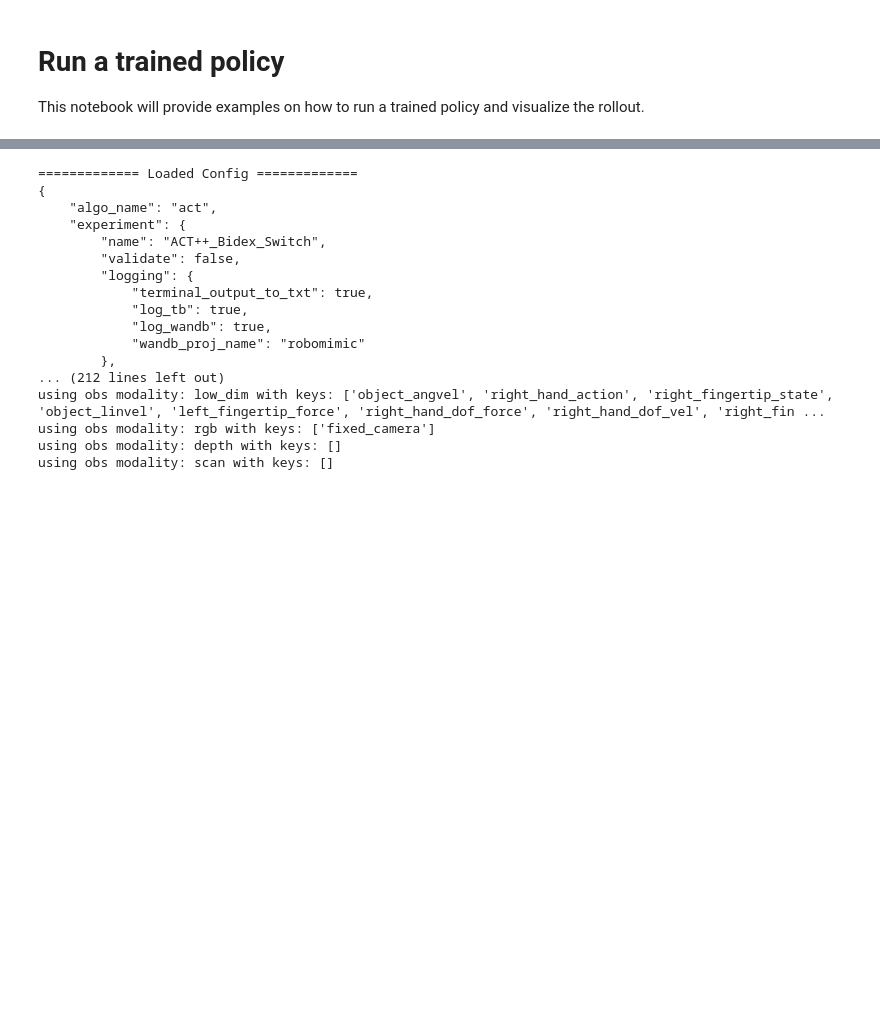
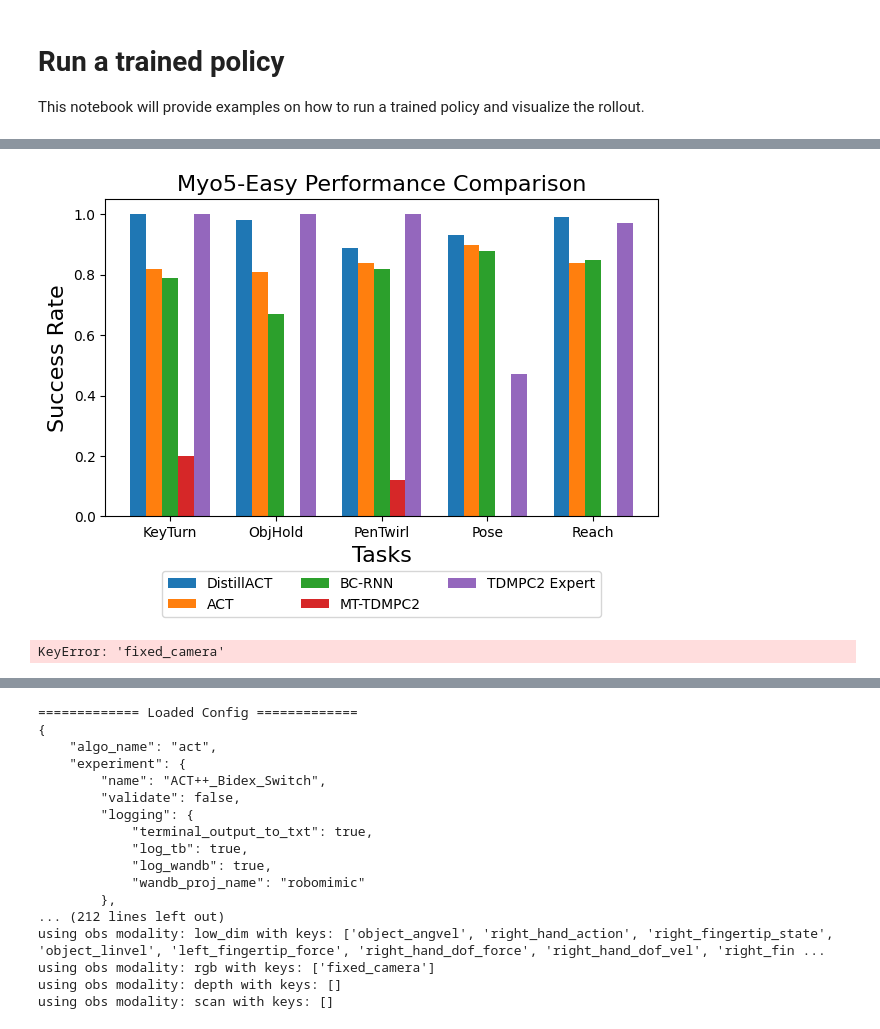
Before and after one commit to pairlab/fancy-bc, a Jupyter notebook: examples/notebooks/run_policy.ipynb, the cells around one changed output, grey strips where cells are left out. Drawn from its saved outputs; the diff is of its cells as text; code cells hidden in the pictures; blank space fills up the shorter version.

```diff
--- a/examples/notebooks/run_policy.ipynb
+++ b/examples/notebooks/run_policy.ipynb
@@ -74,0 +91,21 @@ RuntimeError: Error building extension 'gymtorch'
+# %%
+fig, ax = plt.subplots()
+for i, label in enumerate(labels):
+    ax.bar(x + (i - 2) * width, data[i], width, label=label)
+
+ax.set_xlabel('Tasks', fontsize=16)
+ax.set_ylabel('Success Rate', fontsize=16)
+ax.set_title('Myo5-Easy Performance Comparison', fontsize=16)
+ax.set_xticks(x)
+ax.set_xticklabels(tasks)
+ax.legend(loc='upper center', bbox_to_anchor=(0.5, -0.15), ncol=3)
+
+fig.tight_layout()
+
+plt.show()
+# %% [output]
+[figure, added]
+# %%
+env.task.obs_dict['fixed_camera'].shape
+# %% [output]
+KeyError: 'fixed_camera'
```
Also changed, not shown: parts of 23 cells of this notebook, 3 other files.
